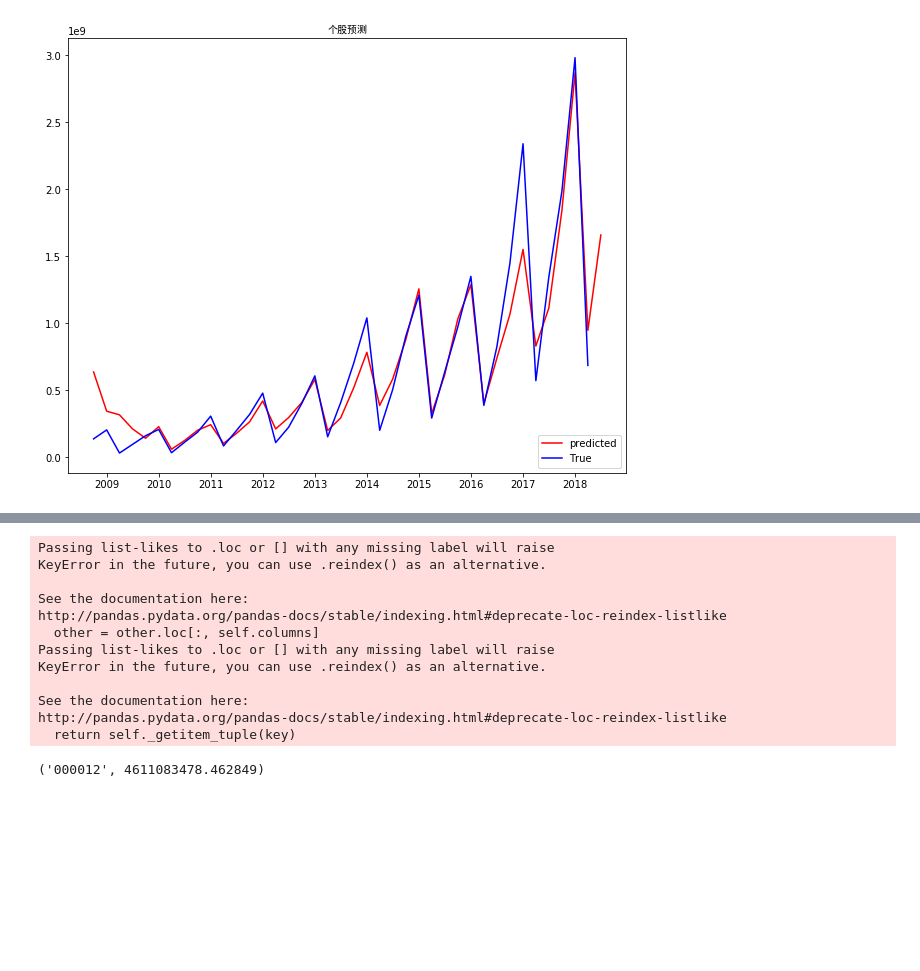
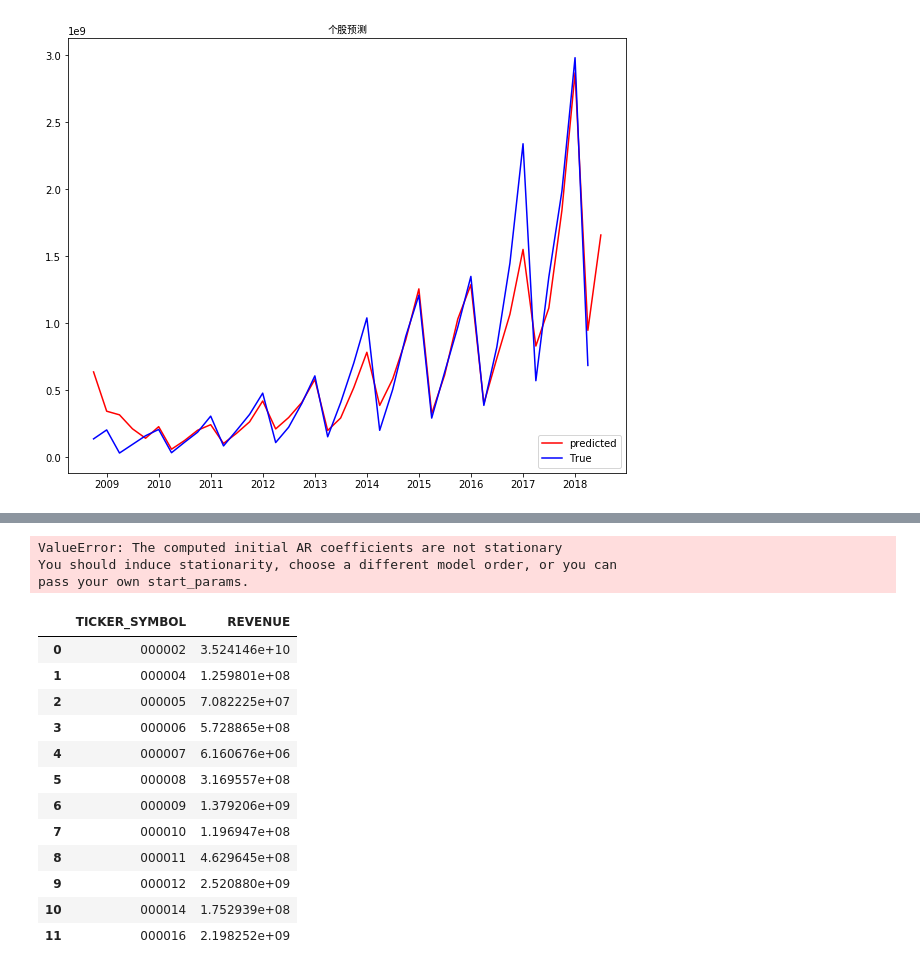
Before and after one commit to hyang1985/-, a Jupyter notebook: 上市公司营收预测.ipynb, the cells around one changed output, grey strips where cells are left out. Cells and saved outputs as stored; diff of their text form; code cells hidden in the pictures; blank space fills up the shorter version.

```diff
--- a/上市公司营收预测.ipynb
+++ b/上市公司营收预测.ipynb
@@ -383,32 +355,37 @@ fig.tight_layout()
 # %%
+from statsmodels.tsa.arima_model import ARIMA
 predict=pd.DataFrame(columns=['TICKER_SYMBOL','REVENUE'])
-for symbol in symbol_continuous[:10]:
+for symbol in symbol_continuous:
     dtemp=Income.loc[Income['TICKER_SYMBOL']==symbol]['REVENUE']
-    order = st.arma_order_select_ic(dtemp,max_ar=8,max_ma=8,ic=['aic', 'bic', 'hqic'])
-    order.bic_min_order
+    #order = st.arma_order_select_ic(dtemp,max_ar=8,max_ma=8,ic=['aic', 'bic', 'hqic'])
+    #order.bic_min_order
     if dtemp.index.size>=12:
         #model = ARMA(dtemp,order=order.bic_min_order)
-        model = ARMA(dtemp,order=(8,0))
+        model = ARIMA(dtemp,order=(8,1,0))
     else:
-        model=ARMA(dtemp,order=(dtemp.index.size/2,0))
-    results_ARMA = model.fit(disp=-1, method='mle')
-    results_ARMA
-    pred = results_ARMA.predict(start=dtemp.index.min(), end='2018Q2')
-    predict=predict.append([symbol,pred[-1]])
+        model=ARIMA(dtemp,order=(dtemp.index.size/2,1,0))
+    results_ARIMA = model.fit(disp=-1,method='css')
+    results_ARIMA
+    pred = results_ARIMA.predict(start='2018Q2', end='2018Q2')
+    predict=predict.append({'REVENUE':pred[-1],'TICKER_SYMBOL':symbol},ignore_index=True)
+    predict
 # %% [output]
-Passing list-likes to .loc or [] with any missing label will raise
-KeyError in the future, you can use .reindex() as an alternative.
-
-See the documentation here:
-http://pandas.pydata.org/pandas-docs/stable/indexing.html#deprecate-loc-reindex-listlike
-  other = other.loc[:, self.columns]
-Passing list-likes to .loc or [] with any missing label will raise
-KeyError in the future, you can use .reindex() as an alternative.
-
-See the documentation here:
-http://pandas.pydata.org/pandas-docs/stable/indexing.html#deprecate-loc-reindex-listlike
-  return self._getitem_tuple(key)
+ValueError: The computed initial AR coefficients are not stationary
+You should induce stationarity, choose a different model order, or you can
+pass your own start_params.
-# %%
-symbol,pred[-1]
-# %% [output]
-('000012', 4611083478.462849)
+# %%
+predict
+# %% [output]
+|  | TICKER_SYMBOL | REVENUE |
+| 0 | 000002 | 3.524146e+10 |
+| 1 | 000004 | 1.259801e+08 |
+| 2 | 000005 | 7.082225e+07 |
+| 3 | 000006 | 5.728865e+08 |
+| 4 | 000007 | 6.160676e+06 |
+| 5 | 000008 | 3.169557e+08 |
+| 6 | 000009 | 1.379206e+09 |
+| 7 | 000010 | 1.196947e+08 |
+| 8 | 000011 | 4.629645e+08 |
+| 9 | 000012 | 2.520880e+09 |
+| 10 | 000014 | 1.752939e+08 |
+| 11 | 000016 | 2.198252e+09 |
```
Also changed, not shown: parts of 13 cells of this notebook.
